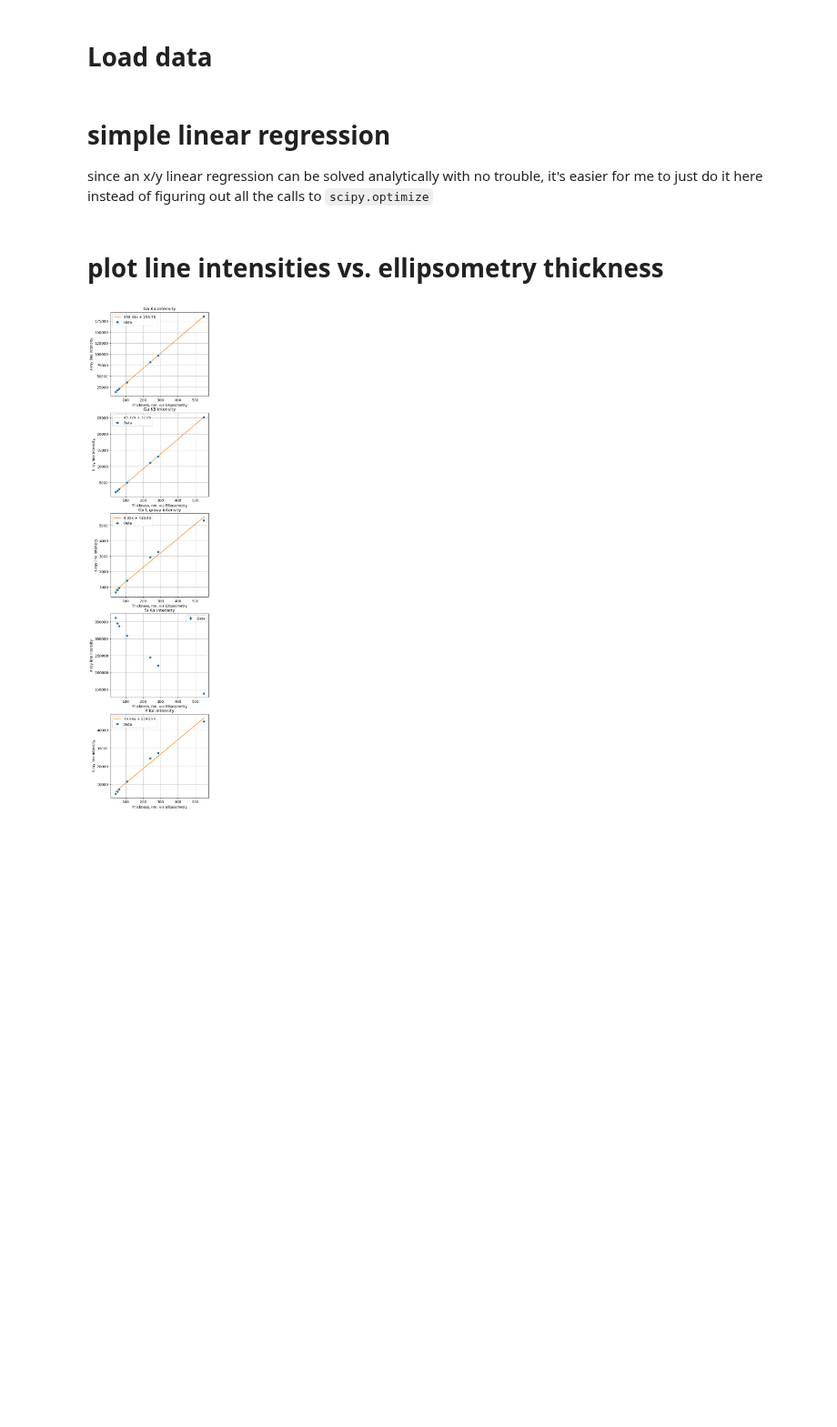
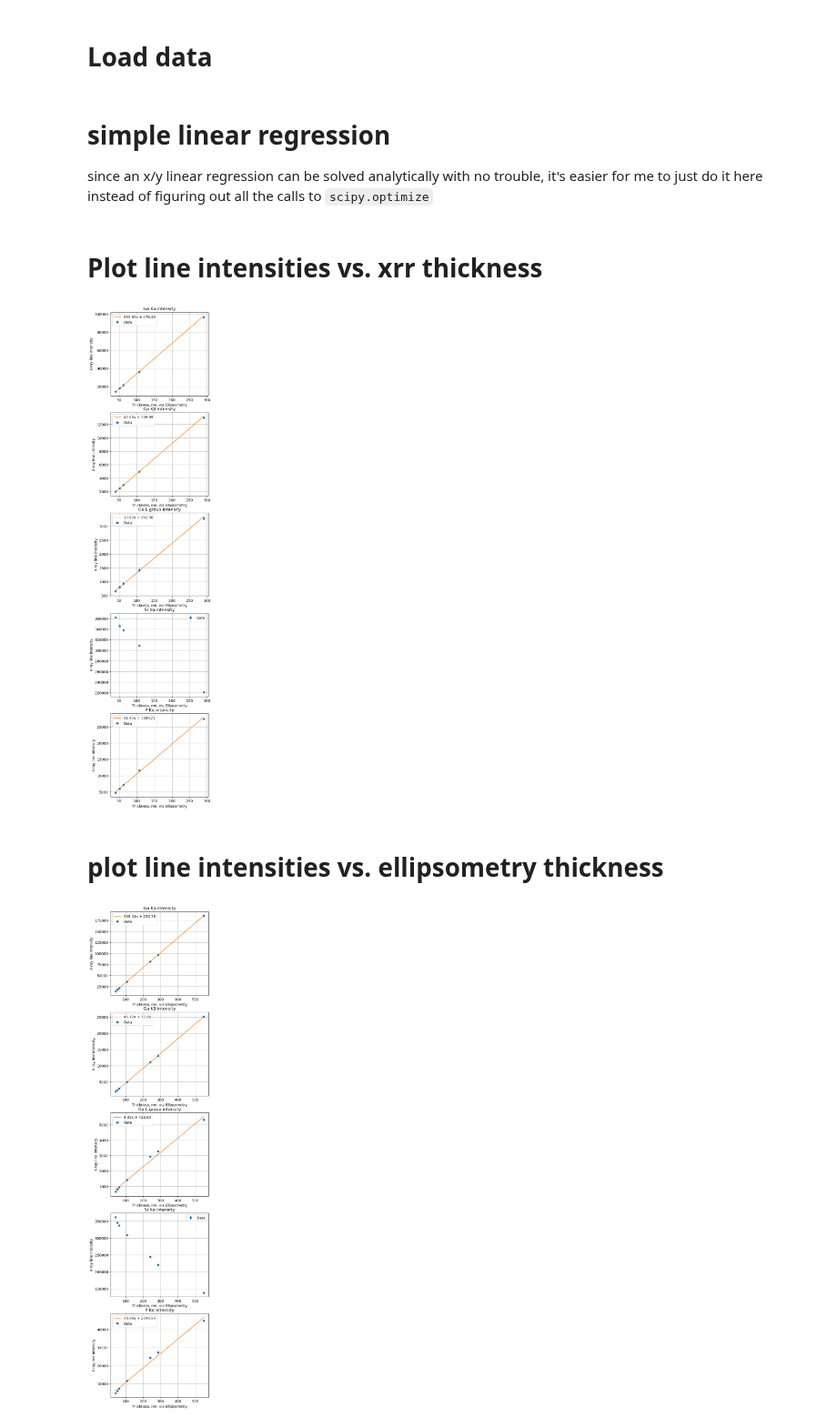
Before and after one commit to ELFREELAND/xrf-thickness-studies, a Jupyter notebook: maps/all_samples_plotter.ipynb, the cells around one changed output. Shown at 91% size. Drawn from its saved outputs; the diff is of its cells as text; code cells hidden in the pictures; blank space fills up the shorter version.

```diff
--- a/maps/all_samples_plotter.ipynb
+++ b/maps/all_samples_plotter.ipynb
@@ -23,6 +26,59 @@ def simpleLinReg(x, y):
     intercept = y_mean - slope*x_mean
 
     return slope, intercept
+# %% [markdown]
+# Plot line intensities vs. xrr thickness
+# %%
+f, axs = plt.subplots(nrows=5, ncols=1, figsize=(5, 25))
+
+ms = 10 #marker size
+
+axs[0].errorbar(all_data[0:, 1][mask], all_data[0:, 5][mask], xerr=all_data[0:, 2][mask], yerr = all_data[0:, 10][mask],
+            linestyle="None", marker=".", markersize=ms, label = "Data")
+
+axs[1].errorbar(all_data[0:, 1][mask], all_data[0:, 6][mask], xerr=all_data[0:, 2][mask], yerr = all_data[0:, 11][mask],
+            linestyle="None", marker=".", markersize=ms, label = "Data")
+
+axs[2].errorbar(all_data[0:, 1][mask], all_data[0:, 7][mask], xerr=all_data[0:, 2][mask], yerr = all_data[0:, 12][mask],
+            linestyle="None", marker=".", markersize=ms, label = "Data")
+
+axs[3].errorbar(all_data[0:, 1][mask], all_data[0:, 8][mask], xerr=all_data[0:, 2][mask], yerr = all_data[0:, 13][mask],
+            linestyle="None", marker=".", markersize=ms, label = "Data")
+#axs[3].set_yscale("log")
+
+axs[4].errorbar(all_data[0:, 1][mask], all_data[0:, 9][mask], xerr=all_data[0:, 2][mask], yerr = all_data[0:, 14][mask],
+            linestyle="None", marker=".", markersize=ms, label = "Data")
+
+fit_ga_ka = simpleLinReg(all_data[0:,3][mask], all_data[0:,5][mask])
+fit_ga_kb = simpleLinReg(all_data[0:,3][mask], all_data[0:,6][mask])
+fit_ga_l  = simpleLinReg(all_data[0:,3][mask], all_data[0:,7][mask])
+fit_p_ka  = simpleLinReg(all_data[0:,3][mask], all_data[0:,9][mask])
+
+axs[0].plot(np.linspace(40, 290), np.linspace(40, 290)*fit_ga_ka[0] + fit_ga_ka[1],
+            label="{0[0]:.2f}x + {0[1]:.2f}".format(fit_ga_ka))
+axs[1].plot(np.linspace(40, 290), np.linspace(40, 290)*fit_ga_kb[0] + fit_ga_kb[1],
+           label="{0[0]:.2f}x + {0[1]:.2f}".format(fit_ga_kb))
+axs[2].plot(np.linspace(40, 290), np.linspace(40, 290)*fit_ga_l[0] + fit_ga_l[1],
+           label="{0[0]:.2f}x + {0[1]:.2f}".format(fit_ga_l))
+axs[4].plot(np.linspace(40, 290), np.linspace(40, 290)*fit_p_ka[0] + fit_p_ka[1],
+           label="{0[0]:.2f}x + {0[1]:.2f}".format(fit_p_ka))
+
+titles = ["Ga K\u03b1 intensity",
+          "Ga K\u03b2 intensity",
+          "Ga L group intensity",
+          "Si K\u03b1 intensity",
+          "P K\u03b1 intensity"]
+
+for i in range(0, axs.size):
+    axs[i].grid(True)
+    axs[i].set_xlabel("Thickness, nm, via Ellipsometry")
+    axs[i].set_ylabel("X-ray line intensity")
+    axs[i].set_title(titles[i])
+    axs[i].legend()
+
+plt.show()
+# %% [output]
+[figure, added]
 # %% [markdown]
 # plot line intensities vs. ellipsometry thickness
 # %%
```
Also changed, not shown: parts of 2 cells of this notebook, 9 other files.
